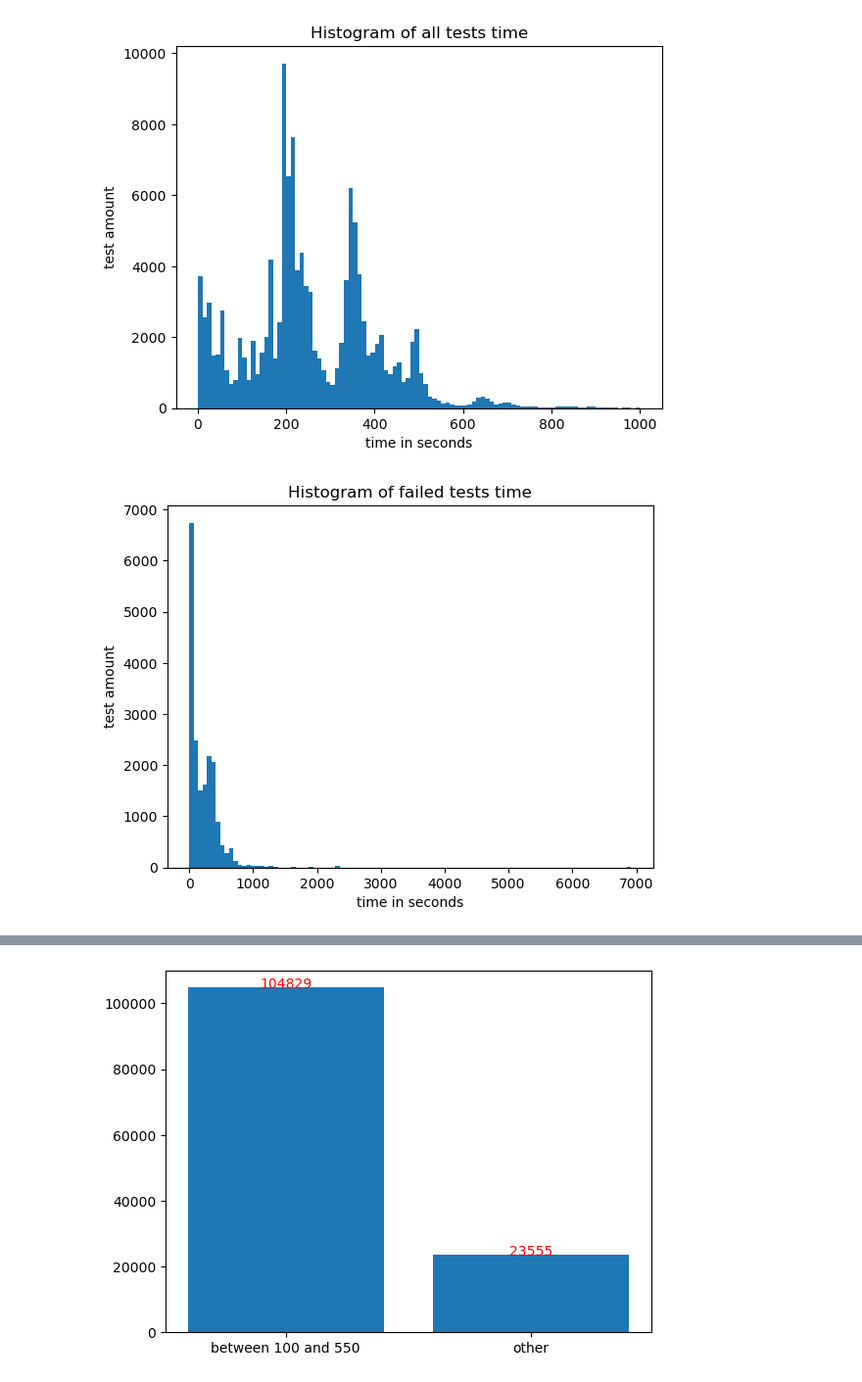
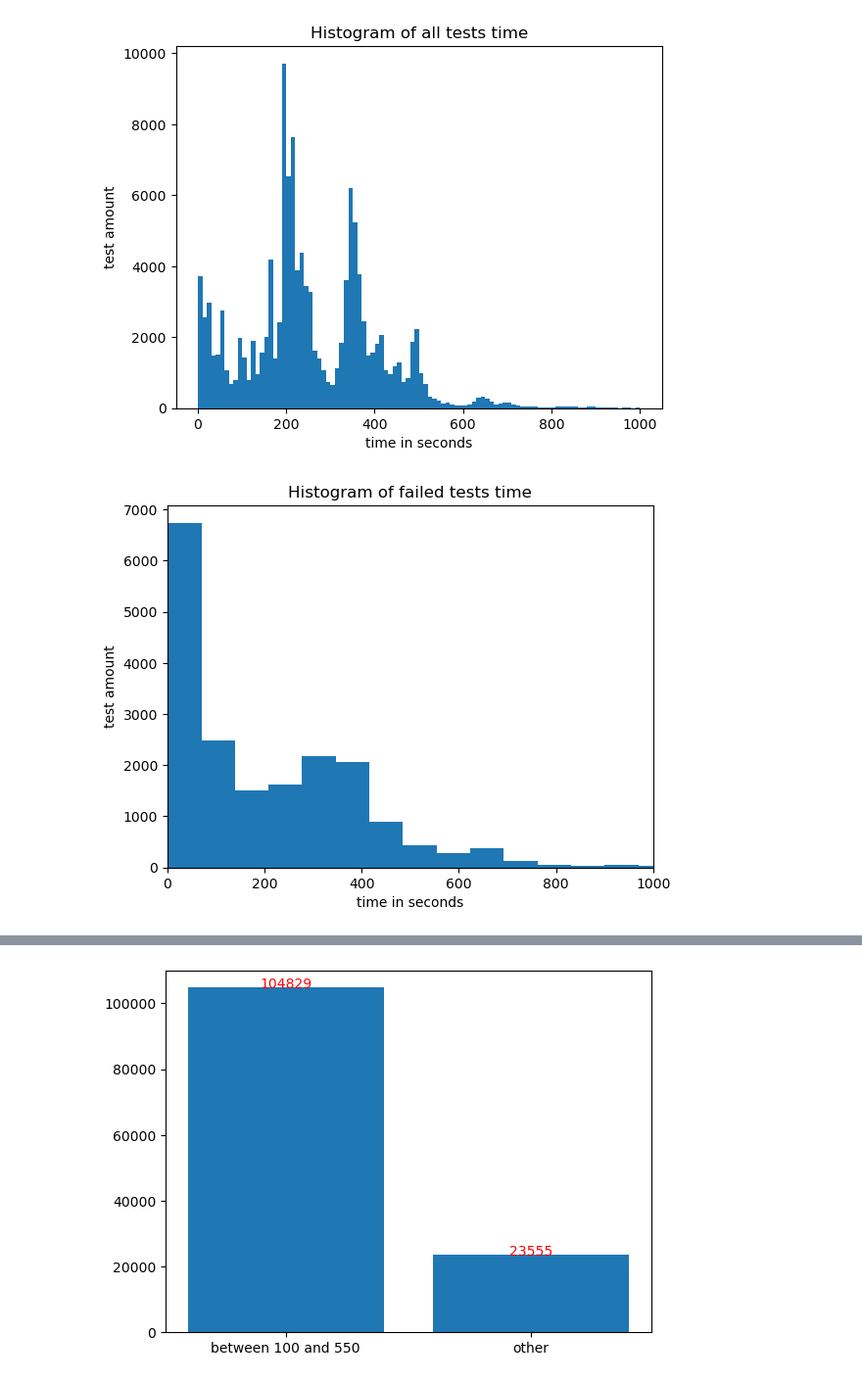
Before and after one commit to ittayeyal046/TestTimePrediction, a Jupyter notebook: ML/TestTimePrediction.ipynb, the cells around one changed output, grey strips where cells are left out. Shown at 98% size. Saved outputs shown, nothing was run; the diff lists cells and outputs as text; code cells hidden in the pictures.

```diff
--- a/ML/TestTimePrediction.ipynb
+++ b/ML/TestTimePrediction.ipynb
@@ -62,19 +62,19 @@ plt.show()
 # %%
 # failed tests time histogrm
 
 failed_records = df[df['ITuff_PerUnit_IsPassed_Target_NA'] == False]
 
 plt.hist(failed_records['ITuff_PerUnit_testTimeInMS_Target'], bins=100)
 
 # Add labels and titles
 plt.xlabel('time in seconds')
 plt.ylabel('test amount')
 plt.title('Histogram of failed tests time')
-
+plt.xlim(0,1000)
 # Show the plot
 plt.show()
 # %% [output]
-[figure, old version]
+[figure, new version]
 # %%
 # success tests time histogrm
 
```
Also changed, not shown: parts of 9 cells of this notebook.
